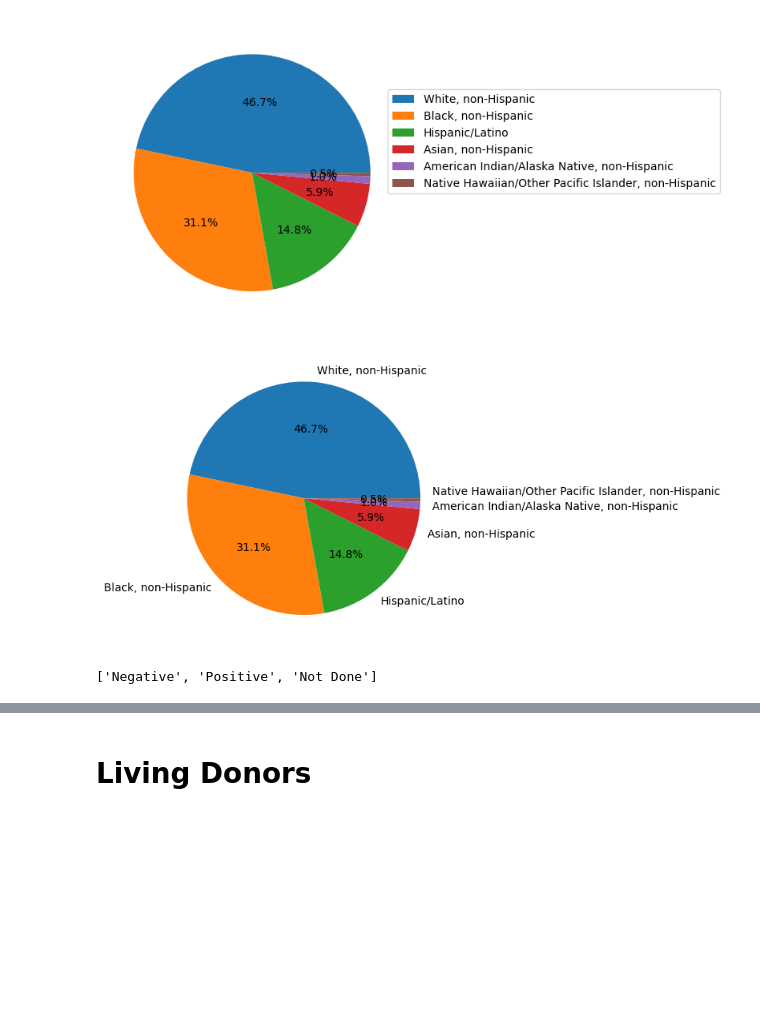
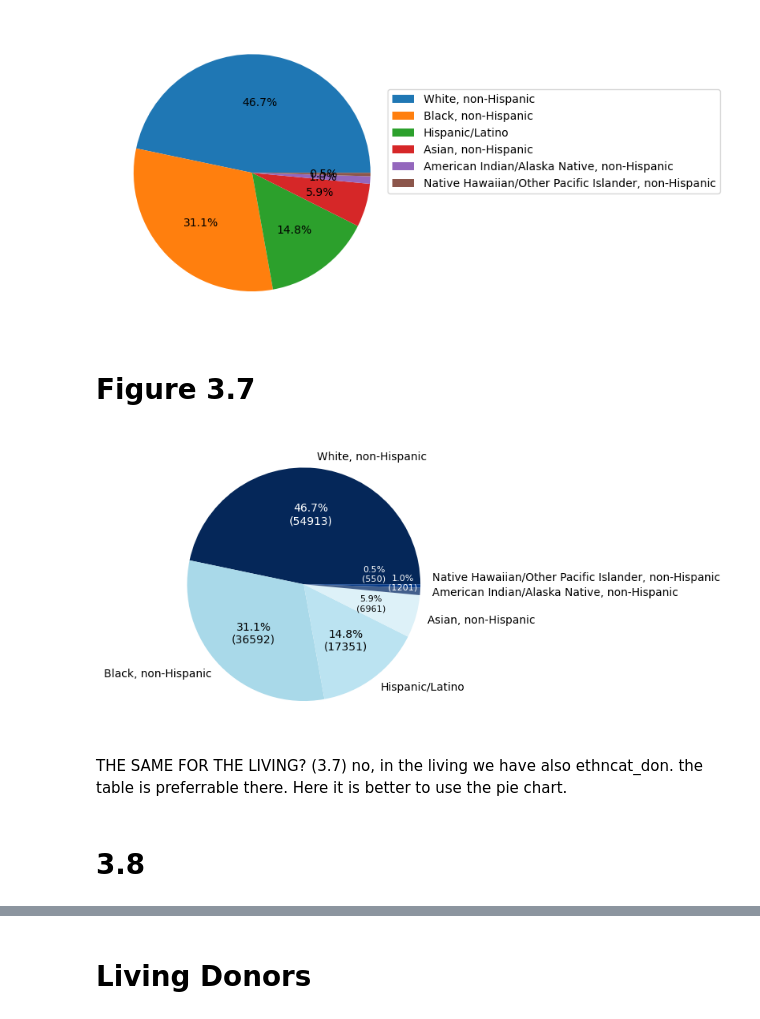
Before and after one commit to krllstdn/BachelorProject, a Jupyter notebook: Code/data_analysis.ipynb, the cells around one changed output, grey strips where cells are left out. Drawn from its saved outputs; the diff is of its cells as text; code cells hidden in the pictures; blank space fills up the shorter version.

```diff
--- a/Code/data_analysis.ipynb
+++ b/Code/data_analysis.ipynb
@@ -206,17 +270,64 @@ plt.legend(patches, labels=list(ethcat_values)[:-1], loc="upper right", bbox_to_
 plt.show()
 # %% [output]
 [figure]
-# %%
-deceased_counts = deceased['ETHCAT'].value_counts()
-patches, texts, autotexts = plt.pie(deceased_counts, labels=list(ethcat_values)[:-1], autopct='%1.1f%%') # colors=[...add colors]
-texts[-1]._y = 0.06
-plt.show()
-# %% [output]
-[figure, removed]
-# %%
-list(get_deceased_cat_feature_values('HCV_SEROSTATUS'))[:-1]
-# %% [output]
-['Negative', 'Positive', 'Not Done']
+# %% [markdown]
+# Figure 3.7
+# %%
+colors = [
+    "#052759",
+    "#a9d9e9",
+    "#bbe3f1",
+    "#ddf1f8",
+    "#425f8c",
+    "#063a89",
+]
+deceased_counts = deceased["ETHCAT"].value_counts()
+patches, texts, autotexts = plt.pie(
+    deceased_counts,
+    labels=list(ethcat_values)[:-1],
+    autopct=lambda pct: custom_autopct(pct, deceased_counts),
+    colors=colors,
+)
+texts[-1]._y = 0.06
+
+total_texts = len(autotexts)
+
+for i, autotext in enumerate(autotexts):
+    if i == 0:  # First category
+        autotext.set_color("white")
+    elif i == total_texts - 1:  # Last category
+        autotext.set_color("white")
+        autotext.set_fontsize(8)
+        autotext.set_position(
+            (autotext.get_position()[0], autotext.get_position()[1] + 0.1)
+        )
+    elif i == total_texts - 2:  # Second to last category
+        autotext.set_color("white")
+        autotext.set_fontsize(8)
+        autotext.set_position(
+            (autotext.get_position()[0] + 0.25, autotext.get_position()[1] + 0.05)
+        )
+    elif i == total_texts - 3:
+        autotext.set_fontsize(8)
+    elif i == total_texts - 4:
+        autotext.set_fontsize(10)
+    else:  # Other categories
+        autotext.set_color("black")  # Assuming the default color for other categories
+        if i == total_texts - 2:  # Second to last category
+            autotext.set_position(
+                (autotext.get_position()[0], autotext.get_position()[1] - 0.2)
+            )
+
+path = "../Thesis/Images/EDA/"
+plt.savefig(path + "ethncat-deceased-pie.pdf", bbox_inches='tight')
+
+plt.show()
+# %% [output]
+[figure, added]
+# %% [markdown]
+THE SAME FOR THE LIVING? (3.7) no, in the living we have also ethncat_don. the table is preferrable there. Here it is better to use the pie chart.
+# %% [markdown]
+# 3.8
 # %%
 import matplotlib.pyplot as plt
 
```
Also changed, not shown: parts of 15 cells of this notebook, 5 other files.
